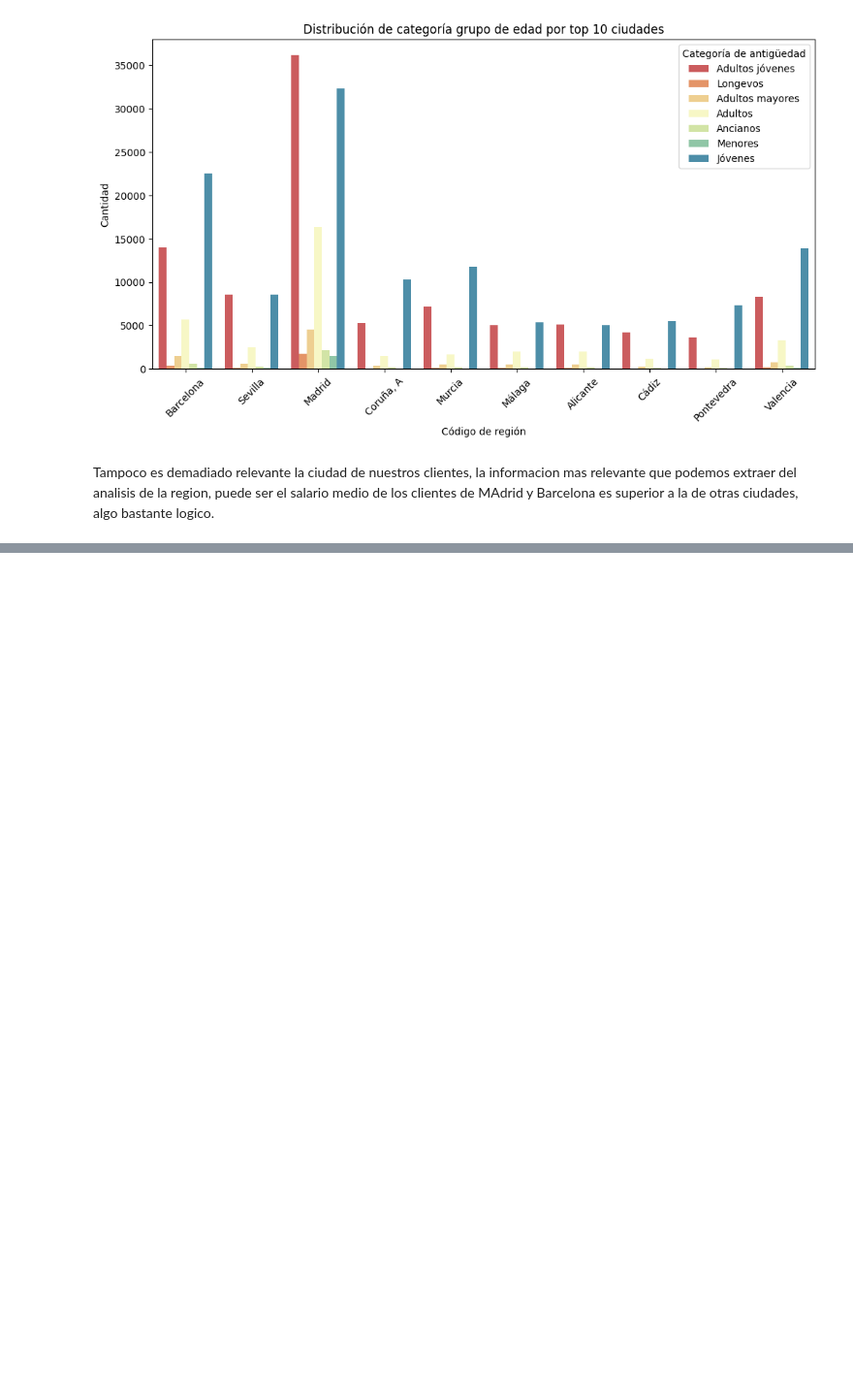
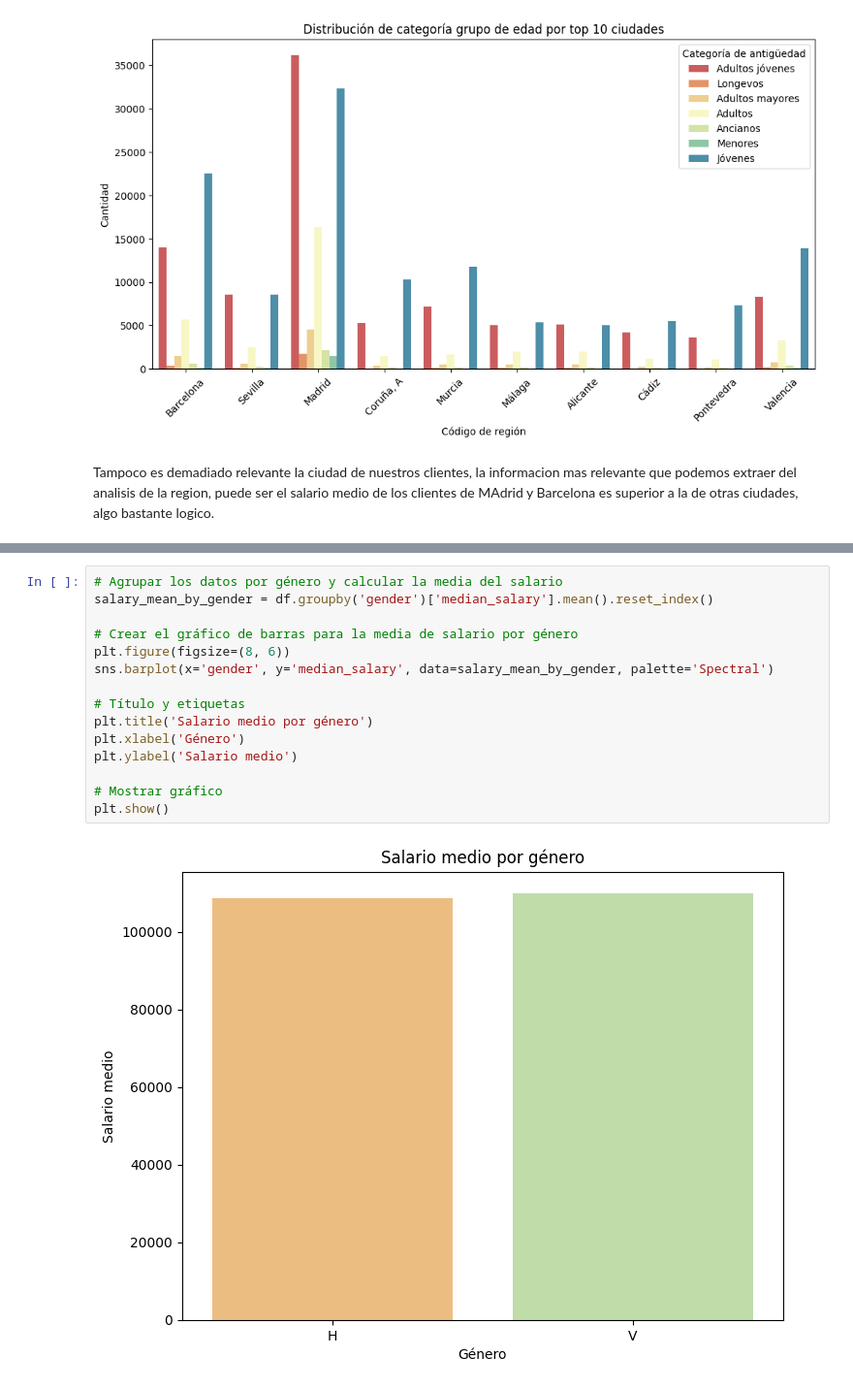
Before and after one commit to jascicz/easy_money_Project, a Jupyter notebook: Tarea_1_Análisis_BI/EDA_multivariante_df_full_clean.ipynb, the cells around one changed output, grey strips where cells are left out. Shown at 97% size. Cells and saved outputs as stored; diff of their text form; blank space fills up the shorter version.

```diff
--- a/Tarea_1_Análisis_BI/EDA_multivariante_df_full_clean.ipynb
+++ b/Tarea_1_Análisis_BI/EDA_multivariante_df_full_clean.ipynb
@@ -351,0 +375,17 @@ Tampoco es demadiado relevante la ciudad de nuestros clientes, la informacion ma
+# %%
+# Agrupar los datos por género y calcular la media del salario
+salary_mean_by_gender = df.groupby('gender')['median_salary'].mean().reset_index()
+
+# Crear el gráfico de barras para la media de salario por género
+plt.figure(figsize=(8, 6))
+sns.barplot(x='gender', y='median_salary', data=salary_mean_by_gender, palette='Spectral')
+
+# Título y etiquetas
+plt.title('Salario medio por género')
+plt.xlabel('Género')
+plt.ylabel('Salario medio')
+
+# Mostrar gráfico
+plt.show()
+# %% [output]
+[figure, added]
```
Also changed, not shown: parts of 1 cell of this notebook.
